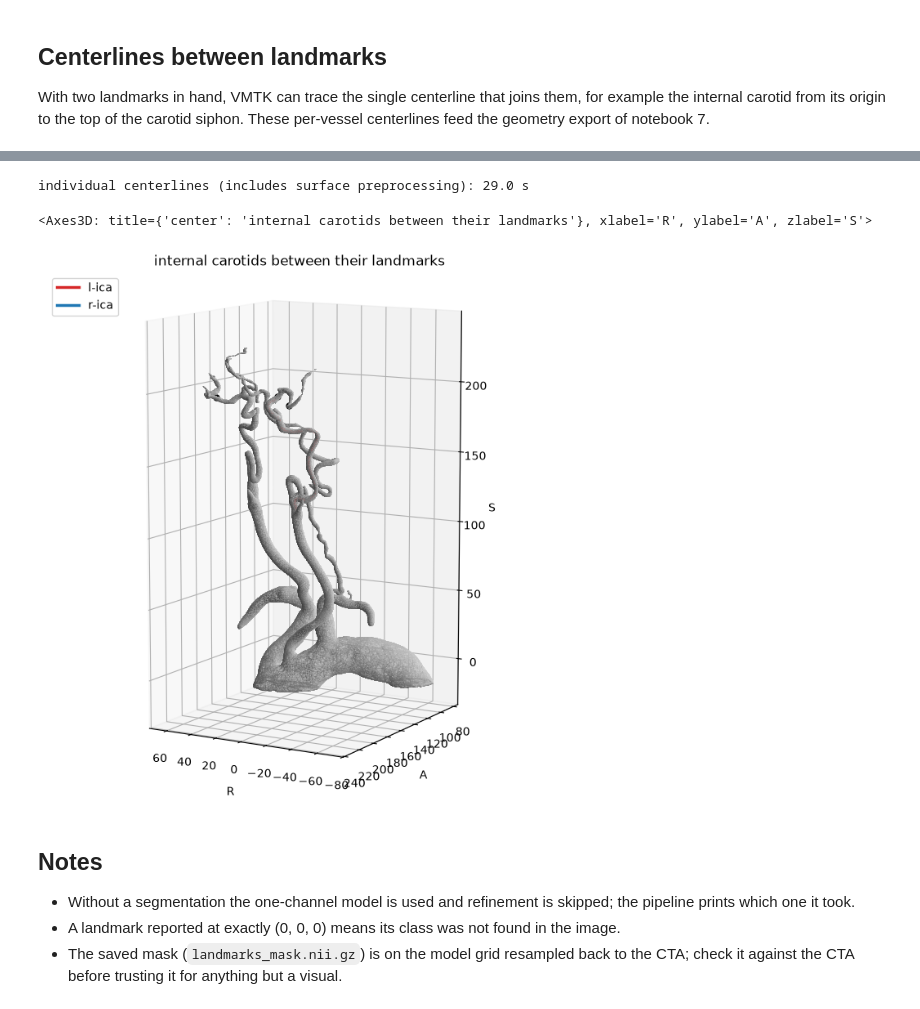
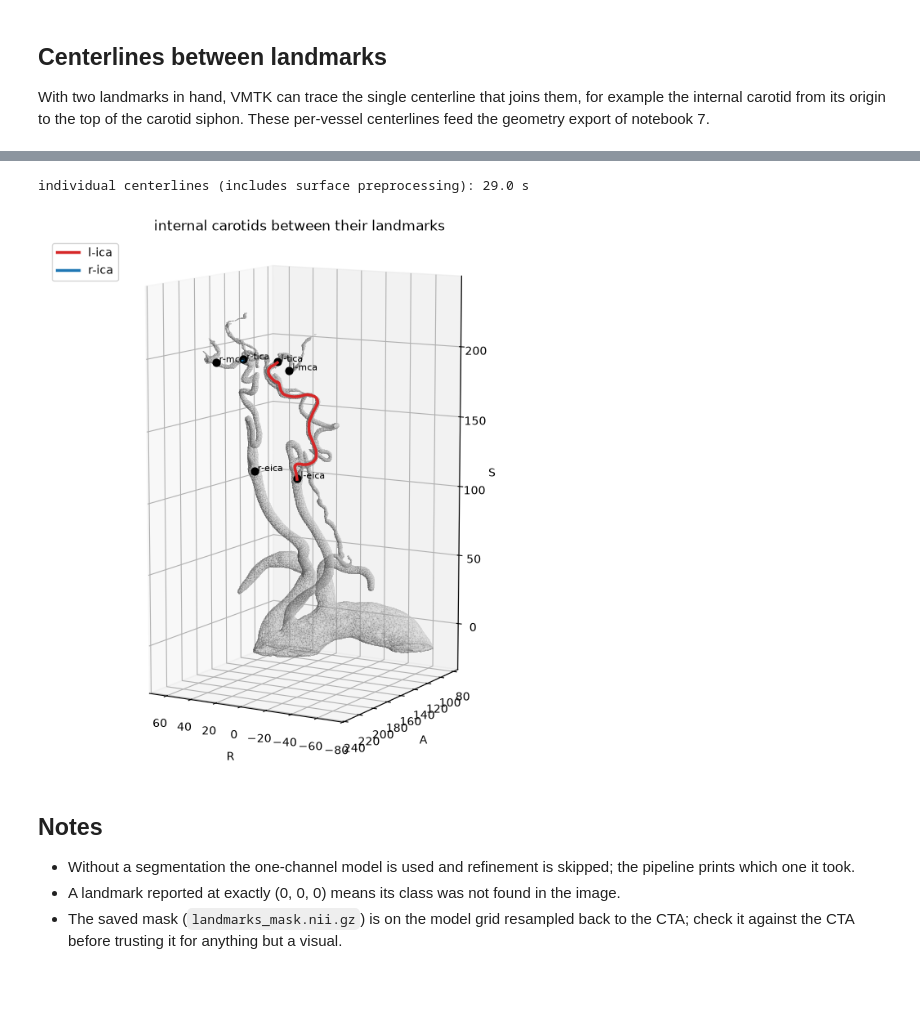
Before and after one commit to FLOWCAT-CV/arterial, a Jupyter notebook: notebooks/06_landmark_detection.ipynb, the cells around one changed output, grey strips where cells are left out. Cells and saved outputs as stored; diff of their text form; code cells hidden in the pictures.

Commit message:
notebooks: 06_landmark_detection re-executed with translucent meshes
Co-Authored-By: Claude Fable 5.1 <noreply@anthropic.com>

```diff
--- a/notebooks/06_landmark_detection.ipynb
+++ b/notebooks/06_landmark_detection.ipynb
@@ -115,7 +115,12 @@ with timed("individual centerlines (includes surface preprocessing)"), quiet():
     for centerline_id, (start, end) in {"l-ica": ("l-eica", "l-tica"), "r-ica": ("r-eica", "r-tica")}.items():
         extractor.extract_centerline_between_endpoints(landmarks[start], landmarks[end], centerline_id=centerline_id)
 fig = plt.figure(figsize=(8, 9)); ax = fig.add_subplot(111, projection="3d")
-for coords in landmarks.values():
-    ax.scatter(*coords, color="black", s=25)
-plot_polydata([extractor.segmentation_model] + extractor.individual_centerlines_list, colors=["lightgray", "C3", "C0"], labels=[None, "l-ica", "r-ica"], ax=ax, linewidth=2.5, title="internal carotids between their landmarks")
+plot_surface(extractor.segmentation_model, ax)
+for centerline, color, label in zip(extractor.individual_centerlines_list, ["C3", "C0"], ["l-ica", "r-ica"]):
+    for line in polydata_lines(centerline):
+        ax.plot(line[:, 0], line[:, 1], line[:, 2], color=color, linewidth=2.5, label=label); label = None
+for name, coords in landmarks.items():
+    ax.scatter(*coords, color="black", s=40, depthshade=False)
+    ax.text(*coords, f" {name}", fontsize=8)
+ax.legend(loc="upper left"); finish_3d(ax, title="internal carotids between their landmarks");
 # %% [output]
@@ -123,6 +128,5 @@ plot_polydata([extractor.segmentation_model] + extractor.individual_centerlines_
 individual centerlines (includes surface preprocessing): 29.0 s
-<Axes3D: title={'center': 'internal carotids between their landmarks'}, xlabel='R', ylabel='A', zlabel='S'>
-[figure, old version]
+[figure, new version]
 # %% [markdown]
 ## Notes
 
```
Also changed, not shown: parts of 3 cells of this notebook.
